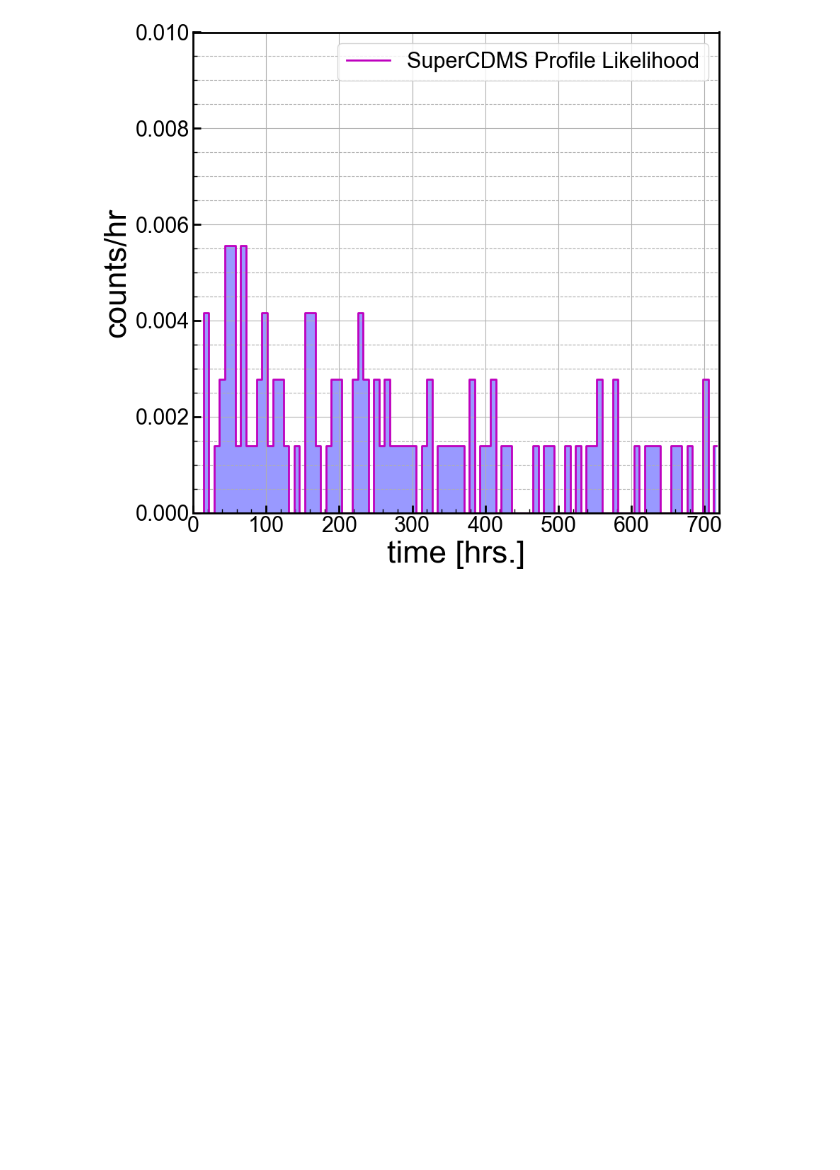
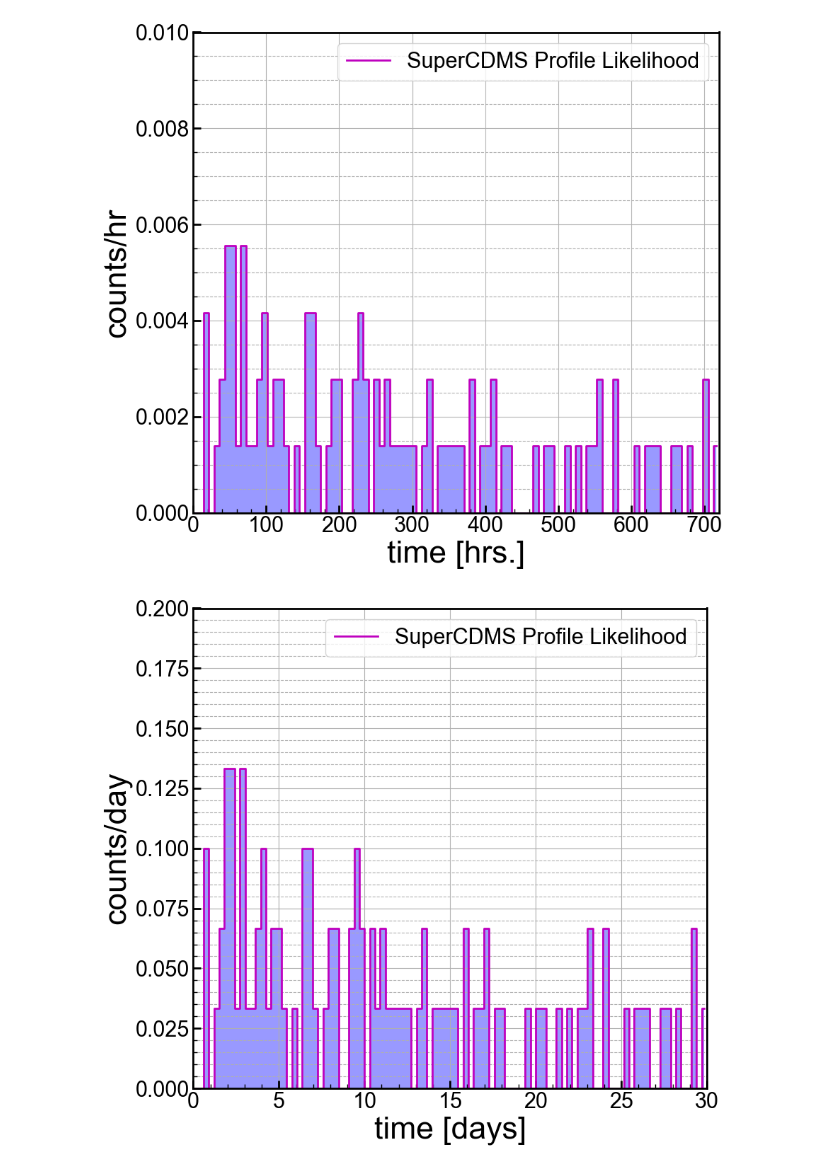
Before and after one commit to villano-lab/thermal-flux_paper2023, a Jupyter notebook: PlotSCDMSCfData-April-ANV.ipynb, the cells around one changed output. Drawn from its saved outputs; the diff is of its cells as text; code cells hidden in the pictures; blank space fills up the shorter version.

```diff
--- a/PlotSCDMSCfData-April-ANV.ipynb
+++ b/PlotSCDMSCfData-April-ANV.ipynb
@@ -84,3 +84,52 @@ plt.tight_layout()
 plt.show()
 # %% [output]
 [figure]
+# %%
+#make histos (counts per day)
+
+
+tbins = np.linspace(0,30,100)
+xcq = (tbins[:-1] + tbins[1:]) / 2
+n,nx = np.histogram((t/24.0),bins=tbins)
+# %%
+#set up a 1d plot
+fig,axes = plt.subplots(1,1,figsize=(9.0,8.0),sharex=True)
+ax1 = axes
+
+
+thist = n/np.sum(n)/np.diff(xcq)[0]
+
+
+#print(estring)
+ax1.step(xcq,thist, where='mid',color='m', linestyle='-', \
+            label='SuperCDMS Profile Likelihood', linewidth=2)
+
+
+ymin = 0.0
+ymax = 0.2
+
+blue = '#118DFA'
+ax1.fill_between(xcq,np.zeros(np.shape(xcq)),thist,step='mid',facecolor='b',alpha=0.4, \
+                 label='')
+
+
+ax1.set_yscale('linear')
+#ax1.set_yscale('log')
+ax1.set_xlim(0.0, 30)
+ax1.set_ylim(ymin,ymax)
+ax1.set_xlabel(r'time [days]')
+ax1.set_ylabel('counts/day')
+ax1.grid(True)
+ax1.yaxis.grid(True,which='minor',linestyle='--')
+ax1.legend(loc=1,prop={'size':22})
+#ax1.legend(bbox_to_anchor=(1.04,1),borderaxespad=0,prop={'size':22})
+
+for axis in ['top','bottom','left','right']:
+  ax1.spines[axis].set_linewidth(2)
+
+plt.tight_layout()
+#plt.savefig('paper_figures/hist.eps')
+#plt.savefig('paper_figures/hist.pdf')
+plt.show()
+# %% [output]
+[figure, added]
```
